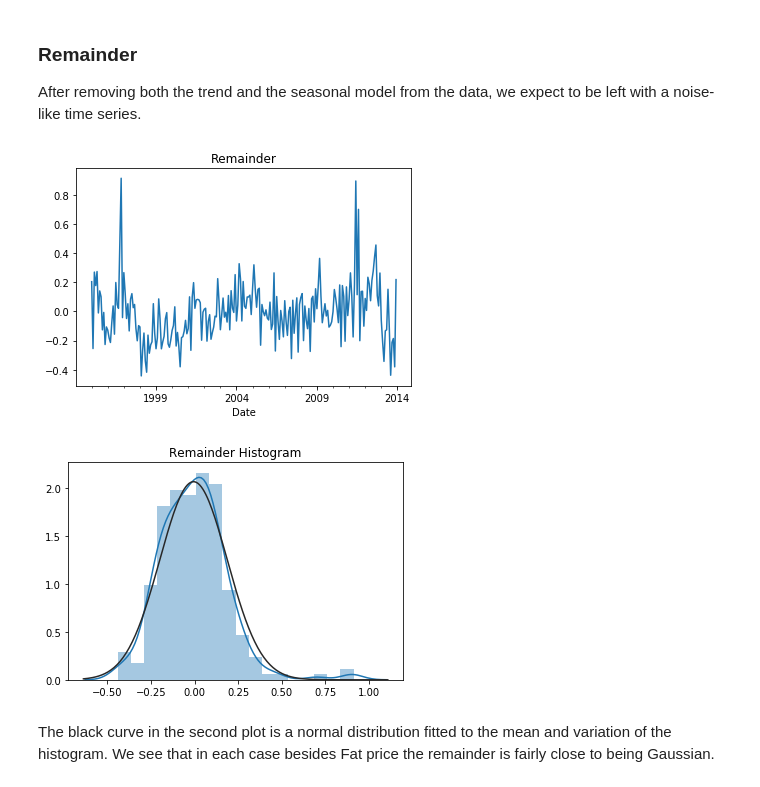
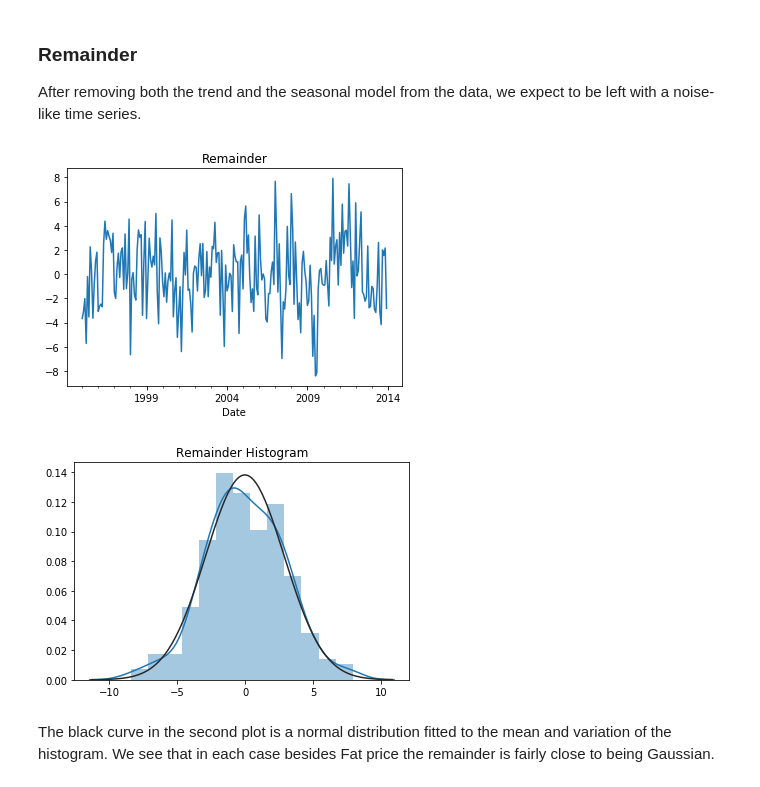
Before and after one commit to bwdGitHub/Time-Series, a Jupyter notebook: Time Series Analysis.ipynb, the cells around one changed output. Drawn from its saved outputs; the diff is of its cells as text; code cells hidden in the pictures.

```diff
--- a/Time Series Analysis.ipynb
+++ b/Time Series Analysis.ipynb
@@ -297,25 +297,25 @@ After removing both the trend and the seasonal model from the data, we expect to
 # %%
 def get_remainder(column, df, trend, seasonal, plot = False):
     remainder = df[column] - trend - seasonal
     if(plot):
         remainder.plot()
         plt.title("Remainder")
         plt.show()
         from scipy.stats import norm
         sns.distplot(remainder, fit = norm)
         plt.title("Remainder Histogram")
         plt.show()
     return remainder
 
-item = items[0]
+item = items[1]
 trend = get_lowess(item, df, frac = 0.4)
 seasonal = get_seasonal(item, df, lowess=True, winfrac = 0.3)
 reg = model_seasonal(seasonal)
 seasonal_pred = predict(seasonal, reg)
 remainder = get_remainder(item, df, trend, seasonal_pred, plot=True)
 # %% [output]
-[figure, old version]
+[figure, new version]
-[figure, old version]
+[figure, new version]
 # %% [markdown]
 The black curve in the second plot is a normal distribution fitted to the mean and variation of the histogram. We see that in each case besides Fat price the remainder is fairly close to being Gaussian.
 # %% [markdown]
```
Also changed, not shown: parts of 10 cells of this notebook.
